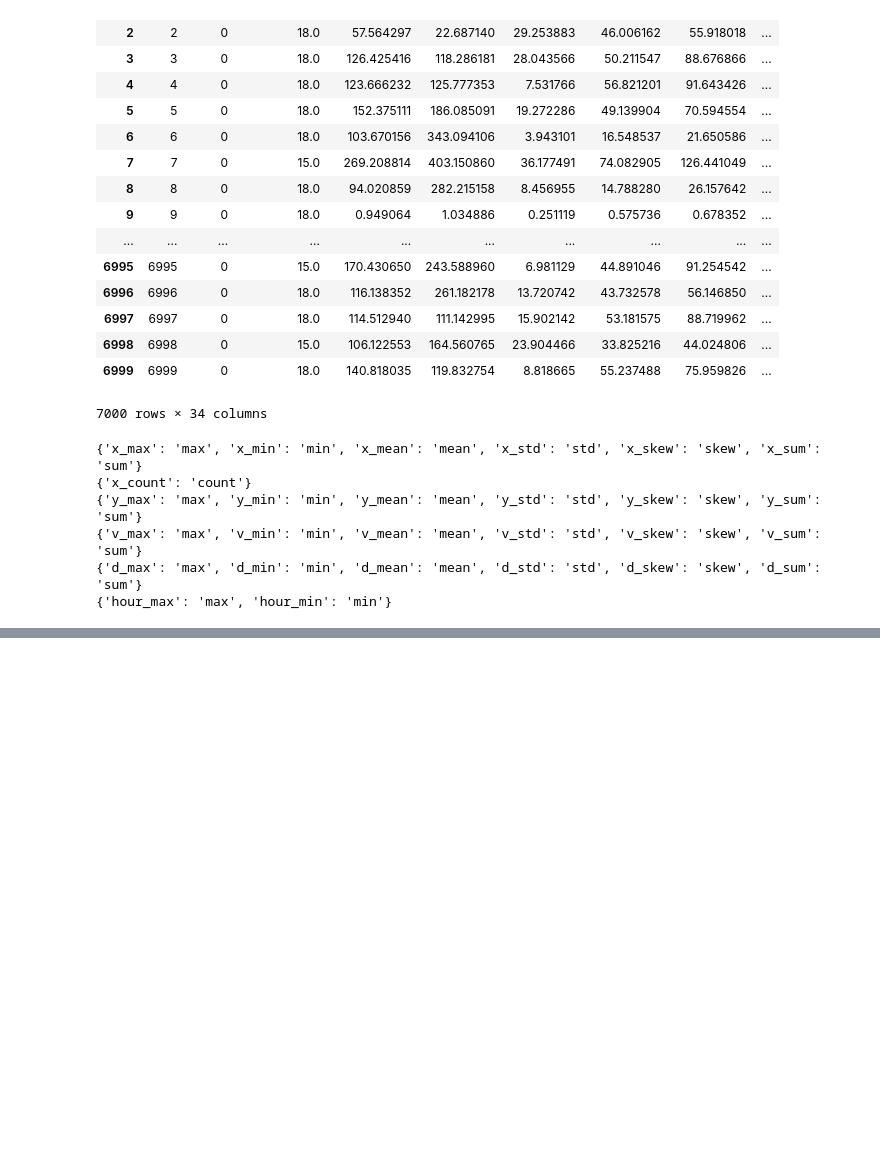
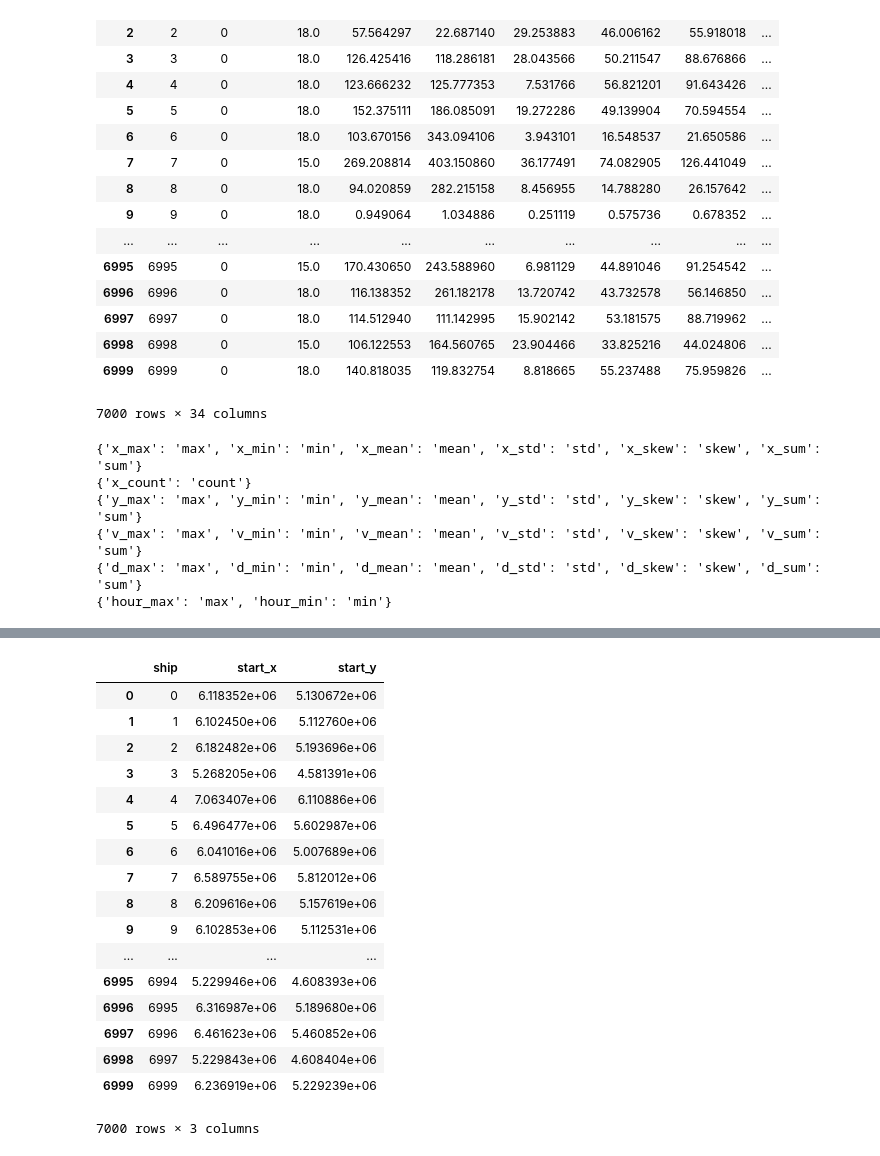
Before and after one commit to GaoGeolone/GeoloneAISea, a Jupyter notebook: process/02-feature_extract.ipynb, the cells around one changed output, grey strips where cells are left out. Saved outputs shown, nothing was run; the diff lists cells and outputs as text; code cells hidden in the pictures; blank space fills up the shorter version.

```diff
--- a/process/02-feature_extract.ipynb
+++ b/process/02-feature_extract.ipynb
@@ -224,3 +208,33 @@ train_feature
+# %%
+# test_1=train_feature
+temp_2=pd.DataFrame(train_order[train_order['inner_ord_index']==0][['ship','x','y']]).reset_index(drop=True).rename(columns={'x':'start_x', 'y':'start_y'}, inplace = False)
+# test.index.name = 'ship'
+# temp_2=temp_1[['ship','x']]
+# temp_2
+# temp_2.rename(columns={'x':'start_x', 'y':'start_y'}, inplace = False)
+temp_2
+# test_1 = pd.merge(test_1, temp_2, on='ship', how='left')
+# test_1
+# train_feature
+# %% [output]
+|  | ship | start_x | start_y |
+| 0 | 0 | 6.118352e+06 | 5.130672e+06 |
+| 1 | 1 | 6.102450e+06 | 5.112760e+06 |
+| 2 | 2 | 6.182482e+06 | 5.193696e+06 |
+| 3 | 3 | 5.268205e+06 | 4.581391e+06 |
+| 4 | 4 | 7.063407e+06 | 6.110886e+06 |
+| 5 | 5 | 6.496477e+06 | 5.602987e+06 |
+| 6 | 6 | 6.041016e+06 | 5.007689e+06 |
+| 7 | 7 | 6.589755e+06 | 5.812012e+06 |
+| 8 | 8 | 6.209616e+06 | 5.157619e+06 |
+| 9 | 9 | 6.102853e+06 | 5.112531e+06 |
+| ... | ... | ... | ... |
+| 6995 | 6994 | 5.229946e+06 | 4.608393e+06 |
+| 6996 | 6995 | 6.316987e+06 | 5.189680e+06 |
+| 6997 | 6996 | 6.461623e+06 | 5.460852e+06 |
+| 6998 | 6997 | 5.229843e+06 | 4.608404e+06 |
+| 6999 | 6999 | 6.236919e+06 | 5.229239e+06 |
+7000 rows × 3 columns
 # %%
 # t = np.arange(0, 1.0, 1.0/100)
 # y = t+0.25
```
Also changed, not shown: parts of 2 cells of this notebook, 1 other file.
